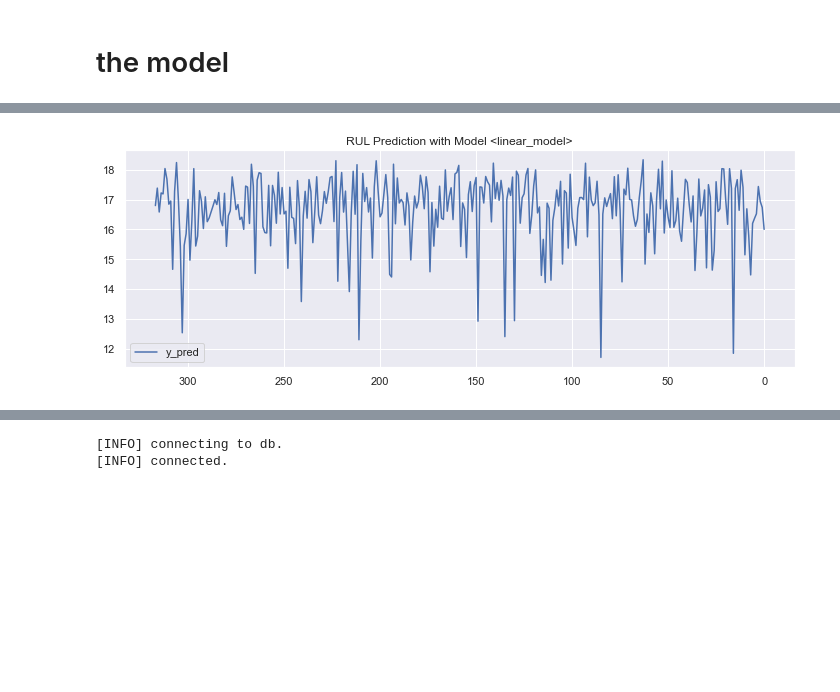
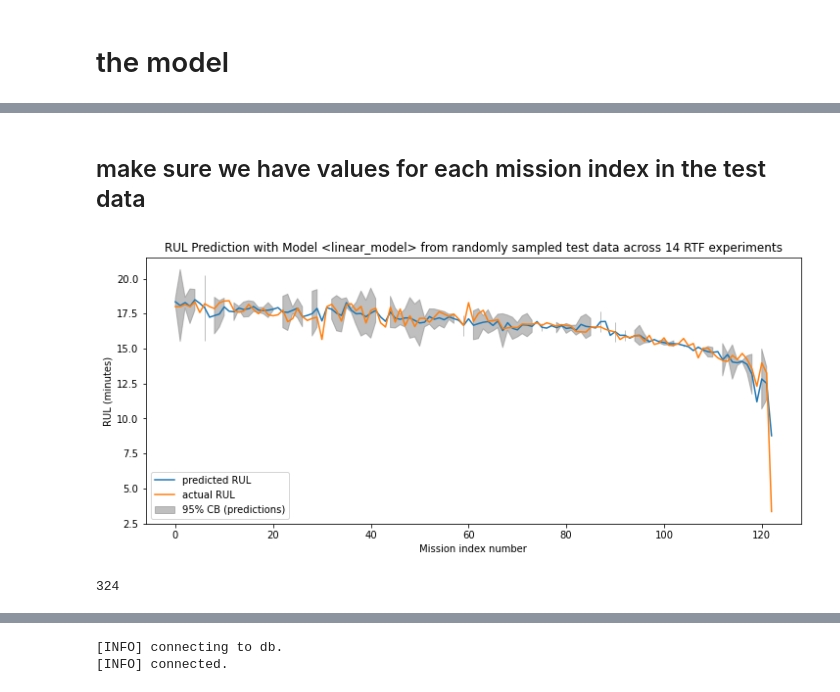
Before and after one commit to darrahts/uavTestbed, a Jupyter notebook: sql/data_analysis.ipynb, the cells around one changed output, grey strips where cells are left out. Cells and saved outputs as stored; diff of their text form; code cells hidden in the pictures; blank space fills up the shorter version.

```diff
--- a/sql/data_analysis.ipynb
+++ b/sql/data_analysis.ipynb
@@ -1201,0 +1197,6 @@ y_pred = models[0].predict(test_df)
+# %%
+mission_ids, mission_idx = get_all_experiments(res='mission')
+mission_ids = np.concatenate(mission_ids)
+mission_idx = np.concatenate(mission_idx)
+data_df['mission_id'] = mid
+data_df.head()
@@ -1201,0 +1243,11 @@ y_pred = models[0].predict(test_df)
+# %%
+test_mids = test_df.pop('mission_id')
+test_midx = test_df.pop('midx')
+# %%
+y_pred = model[0].predict(test_df)
+results = pd.DataFrame()
+results['mission_id'] = test_mids
+results['mission_idx'] = test_midx
+results['actual'] = test_labels
+results['y_pred'] = y_pred
+results.head()
@@ -1202,11 +1261,54 @@ y_pred = models[0].predict(test_df)
+# %% [markdown]
+## make sure we have values for each mission index in the test data
+# %%
+def update_missing(results):
+    lst = results['mission_idx'].unique().tolist()
+    missing = [x for x in range(lst[0], lst[-1]+1) if x not in lst]
+    for i in range(0, len(missing)):
+        results.loc[len(results)] = [-1, missing[i]]
+
+
+def find_missing(lst):
+    return [x for x in range(lst[0], lst[-1]+1) if x not in lst]
+
+find_missing(results['mission_idx'].unique().tolist())
+
+def plot_pred_dist(results):
+    pred_mus = tf.convert_to_tensor(results.groupby("mission_idx").mean()['y_pred'].values, dtype='float32')
+    pred_sds = tf.convert_to_tensor(results.groupby("mission_idx").std()['y_pred'].values, dtype='float32')
+
+    act_mus = tf.convert_to_tensor(results.groupby("mission_idx").mean()['actual'].values, dtype='float32')
+    act_sds = tf.convert_to_tensor(results.groupby("mission_idx").std()['actual'].values, dtype='float32')
+
+    plt.figure(figsize=(12,5))
+
+    x = tf.range(0, pred_mus.shape[0], delta=1)
+    plt.fill_between(x,
+                     pred_mus-2*pred_sds,
+                     pred_mus+2*pred_sds,
+                     color='grey',
+                     alpha=.5, label="95% CB (predictions)")
+    plt.plot(x, pred_mus, label="predicted RUL")
+    plt.plot(x, act_mus, label="actual RUL")
+    plt.ylabel("RUL (minutes)")
+    plt.xlabel('Mission index number')
+    plt.title(f"RUL Prediction with Model <{model[1]}> from randomly sampled test data across 14 RTF experiments")
+    plt.legend(loc=3)
+    #plt.text(-4, 11.8, f"*Calculated from data on {count} missions", backgroundcolor='white')
+    plt.show()
+
+plot_pred_dist(results)
+# %% [output]
+[figure, added]
+# %%
+len(test_labels)
+# %% [output]
+324
 # %%
-plt.figure(figsize=(12,4))
-plt.plot(y_pred, label='y_pred')
-#plt.plot(test_labels.values, label='actual')
-plt.legend(loc='best')
-plt.title(f"RUL Prediction with Model <{name}>")
-ax = plt.gca()
-ax.invert_xaxis()
-plt.show()
+# plt.figure(figsize=(12,4))
+# plt.plot(y_pred, label='y_pred')
+# #plt.plot(test_labels.values, label='actual')
+# plt.legend(loc='best')
+# plt.title(f"RUL Prediction with Model <{model[1]}> on test data across 14 RTF experiments")
+# ax = plt.gca()
+# plt.show()
-# %% [output]
-[figure, removed]
```
Also changed, not shown: parts of 58 cells of this notebook.
